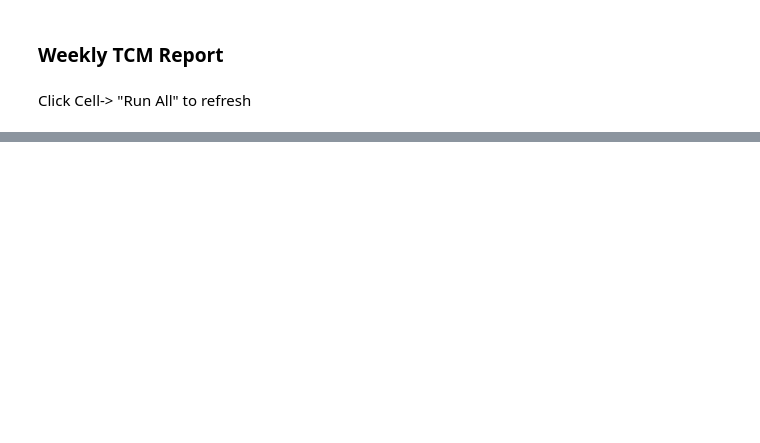
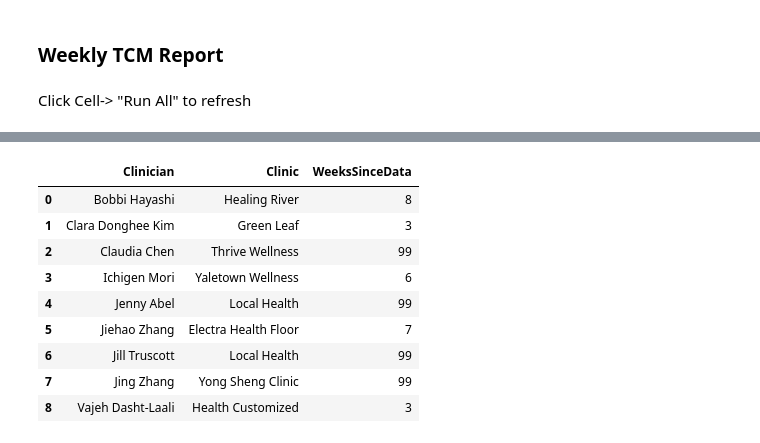
Before and after one commit to mattyking/tcmNotebook, a Jupyter notebook: Weekly TCM Report.ipynb, the cells around one changed output, grey strips where cells are left out. Saved outputs shown, nothing was run; the diff lists cells and outputs as text; code cells hidden in the pictures; blank space fills up the shorter version.

Commit message:
Added tracking for practitioners that arent generating data

```diff
--- a/Weekly TCM Report.ipynb
+++ b/Weekly TCM Report.ipynb
@@ -287,3 +298,35 @@ Avg Revenue: $2112
+# %%
+# Find any practioner with missing data for more than the last two weeks
+
+# Get list practitioners
+tcm_list = pd.read_csv('~/getTCM/jane_url.csv')
+tcm_list = tcm_list.rename(columns={'Name': 'Clinician', 'Url':'URL'})
+
+# Get weekly coverage from s3 bucket
+coverage_agg = daily.groupby(['Clinician', 'URL', 'Week'], as_index=False).agg({"ShiftTime":"sum"})
+tcm_coverage = tcm_list.merge(coverage_agg, on = 'URL', how='left', right_index=False)
+tcm_coverage = tcm_coverage.drop(['URL', 'Location', 'Cost', 'Time', 'Area', 'Clinician_y'], axis=1)
+tcm_coverage = tcm_coverage.rename(columns={'Clinician_x': 'Clinician'})
+daily.drop_duplicates(inplace=True)
+tcm_coverage['Week_Rel'] = this_week - tcm_coverage['Week']
+tcm_coverage = tcm_coverage.fillna(99)
+tcm_coverage = tcm_coverage.groupby(['Clinician', 'Clinic'], as_index=False).agg({"Week_Rel":"min"})
+tcm_coverage = tcm_coverage.rename(columns={'Week_Rel': 'WeeksSinceData'})
+
+# Filtering to practitioners with data missing for more than 2 weeks
+tcm_coverage = tcm_coverage[tcm_coverage.WeeksSinceData > 2]
+tcm_coverage.reset_index(drop=True)
+# %% [output]
+|  | Clinician | Clinic | WeeksSinceData |
+| 0 | Bobbi Hayashi | Healing River | 8 |
+| 1 | Clara Donghee Kim | Green Leaf | 3 |
+| 2 | Claudia Chen | Thrive Wellness | 99 |
+| 3 | Ichigen Mori | Yaletown Wellness | 6 |
+| 4 | Jenny Abel | Local Health | 99 |
+| 5 | Jiehao Zhang | Electra Health Floor | 7 |
+| 6 | Jill Truscott | Local Health | 99 |
+| 7 | Jing Zhang | Yong Sheng Clinic | 99 |
+| 8 | Vajeh Dasht-Laali | Health Customized | 3 |
 # %%
 # Hiding formula cells
 HTML('''<script>
```
Also changed, not shown: parts of 2 cells of this notebook.
